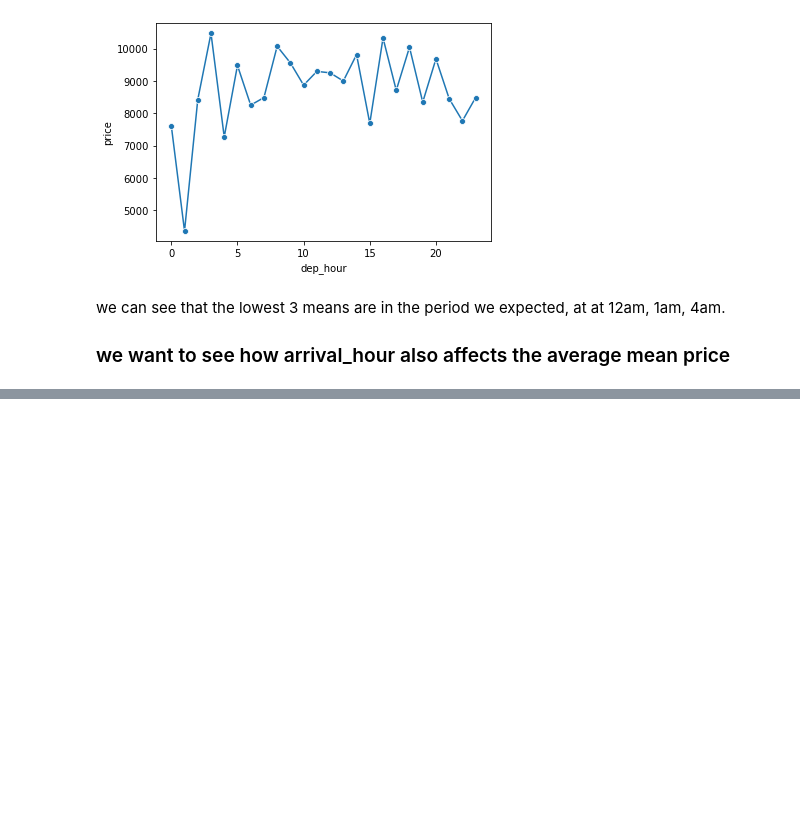
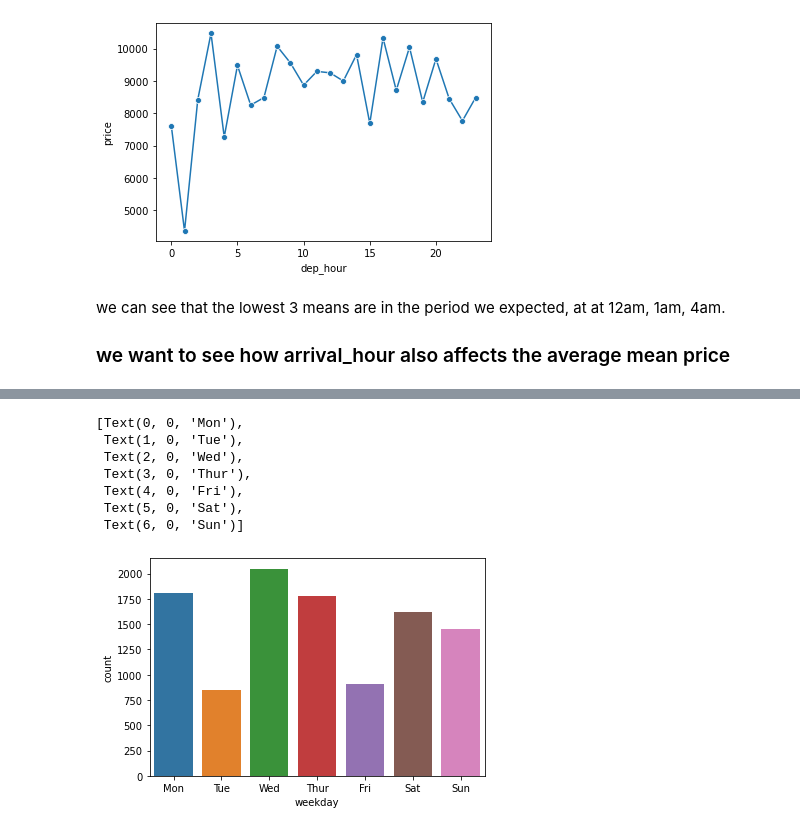
Before and after one commit to HendKordy/flights_analysis, a Jupyter notebook: EDA/EDA.ipynb, the cells around one changed output, grey strips where cells are left out. Drawn from its saved outputs; the diff is of its cells as text; code cells hidden in the pictures; blank space fills up the shorter version.

```diff
--- a/EDA/EDA.ipynb
+++ b/EDA/EDA.ipynb
@@ -316,0 +354,12 @@ ValueError: cannot reindex from a duplicate axis
+# %%
+s = sns.countplot(data = df, x = 'weekday' )
+s.set_xticklabels(['Mon', 'Tue', 'Wed', 'Thur', 'Fri', 'Sat', 'Sun'])
+# %% [output]
+[Text(0, 0, 'Mon'),
+ Text(1, 0, 'Tue'),
+ Text(2, 0, 'Wed'),
+ Text(3, 0, 'Thur'),
+ Text(4, 0, 'Fri'),
+ Text(5, 0, 'Sat'),
+ Text(6, 0, 'Sun')]
+[figure, added]
```
Also changed, not shown: parts of 6 cells of this notebook.
